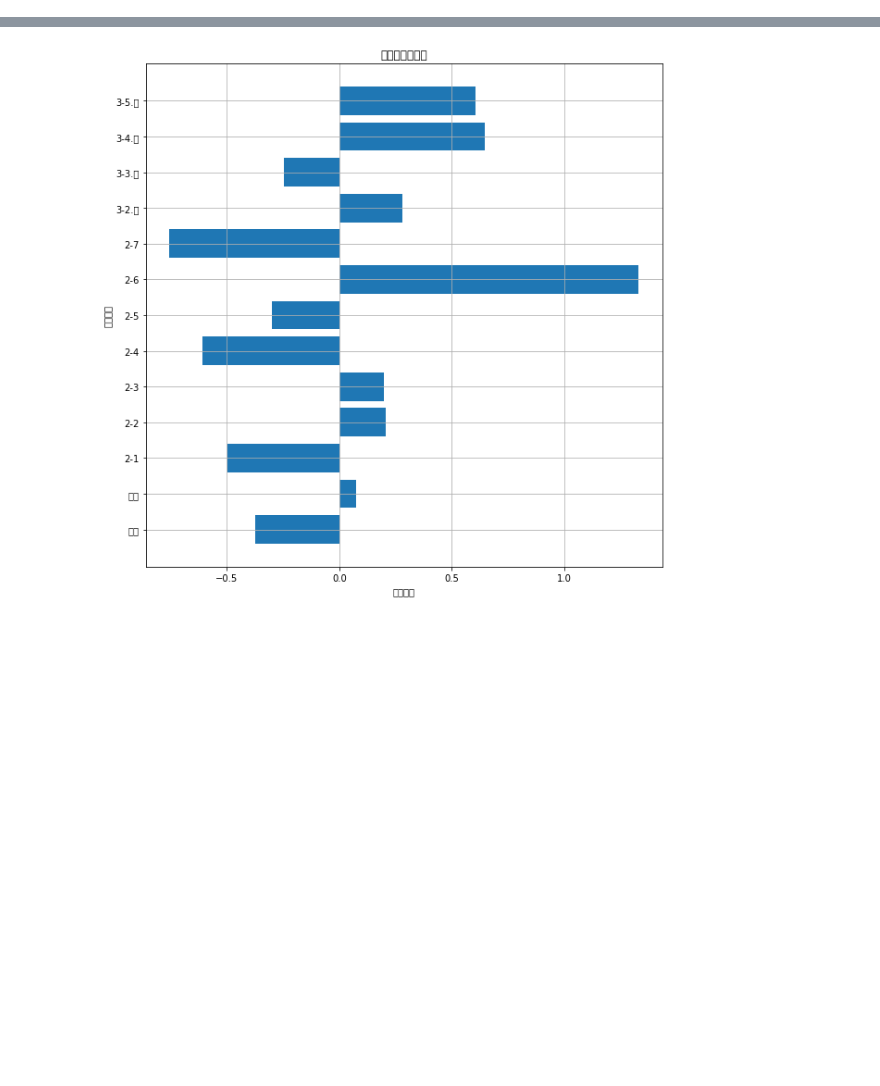
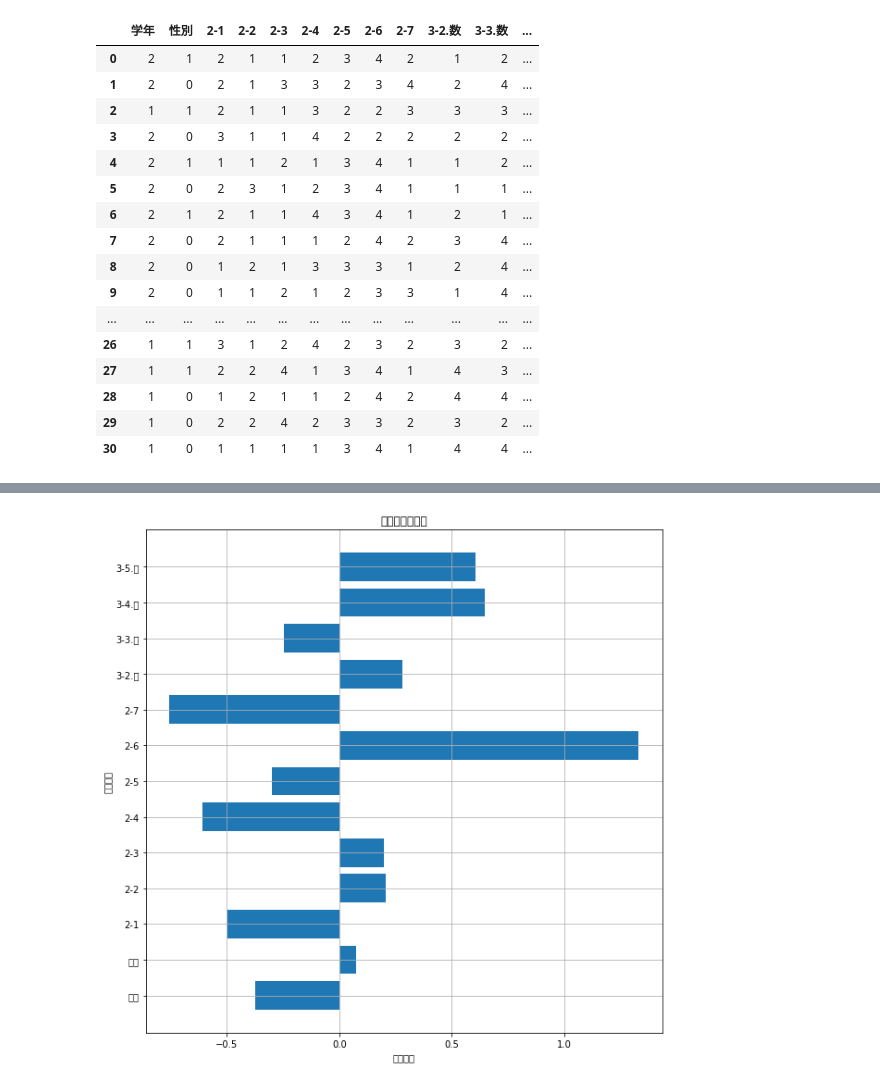
Before and after one commit to okozeriki/service_mind, a Jupyter notebook: model/logistic_math.ipynb, the cells around one changed output, grey strips where cells are left out. Cells and saved outputs as stored; diff of their text form; code cells hidden in the pictures; blank space fills up the shorter version.

```diff
--- a/model/logistic_math.ipynb
+++ b/model/logistic_math.ipynb
@@ -92,3 +62,55 @@ df_english = df_english.astype(int)
 df_japanese["Y_japanese"] = df_japanese["3-1.国"].map(lambda x: 1 if x == "土" or x == "未"  else 0)
 df_japanese = df_japanese.drop("3-1.国", axis=1)
 df_japanese = df_japanese.astype(int)
+# %%
+# indexをリセット
+df_math = df_math.reset_index(drop=True)
+# %%
+# 因子分析して
+# 1. 因子負荷量を確認
+# 2. 因子数を決定
+# 3. 因子得点を算出
+# 4. 因子得点を元のデータフレームに追加
+
+# 1. 因子負荷量を確認
+from sklearn.decomposition import FactorAnalysis
+from sklearn.preprocessing import StandardScaler
+
+# 因子分析のインスタンスを生成
+fa = FactorAnalysis(n_components=3, random_state=0)
+
+# データを標準化
+sc = StandardScaler()
+sc.fit(df_math)
+df_math_std = sc.transform(df_math)
+
+# 因子分析を実行
+fa.fit(df_math_std)
+
+# 因子負荷量を出力
+pd.DataFrame(fa.components_, columns=df_math.columns)
+
+# 2. 因子数を決定
+# 因子数を決定するための指標を出力
+print(fa.noise_variance_)
+# print(fa.n_components_)
+print(fa.n_iter_)
+print(fa.loglike_)
+print(fa.components_)
+print(fa.get_params(deep=True))
+print(fa.score(df_math_std))
+
+# 3. 因子得点を算出
+# 因子得点を算出
+factor_score = fa.transform(df_math_std)
+
+# 因子得点をデータフレームに変換
+factor_score_df = pd.DataFrame(factor_score, columns=['第1因子', '第2因子', '第3因子'])
+# print(len(factor_score_df), len(df_math))
+
+# 元のデータフレームと結合
+df_math = pd.concat([df_math, factor_score_df], axis=1)
+
+# 4. 因子得点を元のデータフレームに追加
+df_math
+# %% [output]
@@ -94,0 +133,17 @@ df_japanese = df_japanese.astype(int)
+|  | 学年 | 性別 | 2-1 | 2-2 | 2-3 | 2-4 | 2-5 | 2-6 | 2-7 | 3-2.数 | 3-3.数 | ... |
+| 0 | 2 | 1 | 2 | 1 | 1 | 2 | 3 | 4 | 2 | 1 | 2 | ... |
+| 1 | 2 | 0 | 2 | 1 | 3 | 3 | 2 | 3 | 4 | 2 | 4 | ... |
+| 2 | 1 | 1 | 2 | 1 | 1 | 3 | 2 | 2 | 3 | 3 | 3 | ... |
+| 3 | 2 | 0 | 3 | 1 | 1 | 4 | 2 | 2 | 2 | 2 | 2 | ... |
+| 4 | 2 | 1 | 1 | 1 | 2 | 1 | 3 | 4 | 1 | 1 | 2 | ... |
+| 5 | 2 | 0 | 2 | 3 | 1 | 2 | 3 | 4 | 1 | 1 | 1 | ... |
+| 6 | 2 | 1 | 2 | 1 | 1 | 4 | 3 | 4 | 1 | 2 | 1 | ... |
+| 7 | 2 | 0 | 2 | 1 | 1 | 1 | 2 | 4 | 2 | 3 | 4 | ... |
+| 8 | 2 | 0 | 1 | 2 | 1 | 3 | 3 | 3 | 1 | 2 | 4 | ... |
+| 9 | 2 | 0 | 1 | 1 | 2 | 1 | 2 | 3 | 3 | 1 | 4 | ... |
+| ... | ... | ... | ... | ... | ... | ... | ... | ... | ... | ... | ... | ... |
+| 26 | 1 | 1 | 3 | 1 | 2 | 4 | 2 | 3 | 2 | 3 | 2 | ... |
+| 27 | 1 | 1 | 2 | 2 | 4 | 1 | 3 | 4 | 1 | 4 | 3 | ... |
+| 28 | 1 | 0 | 1 | 2 | 1 | 1 | 2 | 4 | 2 | 4 | 4 | ... |
+| 29 | 1 | 0 | 2 | 2 | 4 | 2 | 3 | 3 | 2 | 3 | 2 | ... |
+| 30 | 1 | 0 | 1 | 1 | 1 | 1 | 3 | 4 | 1 | 4 | 4 | ... |
```
Also changed, not shown: parts of 10 cells of this notebook.
